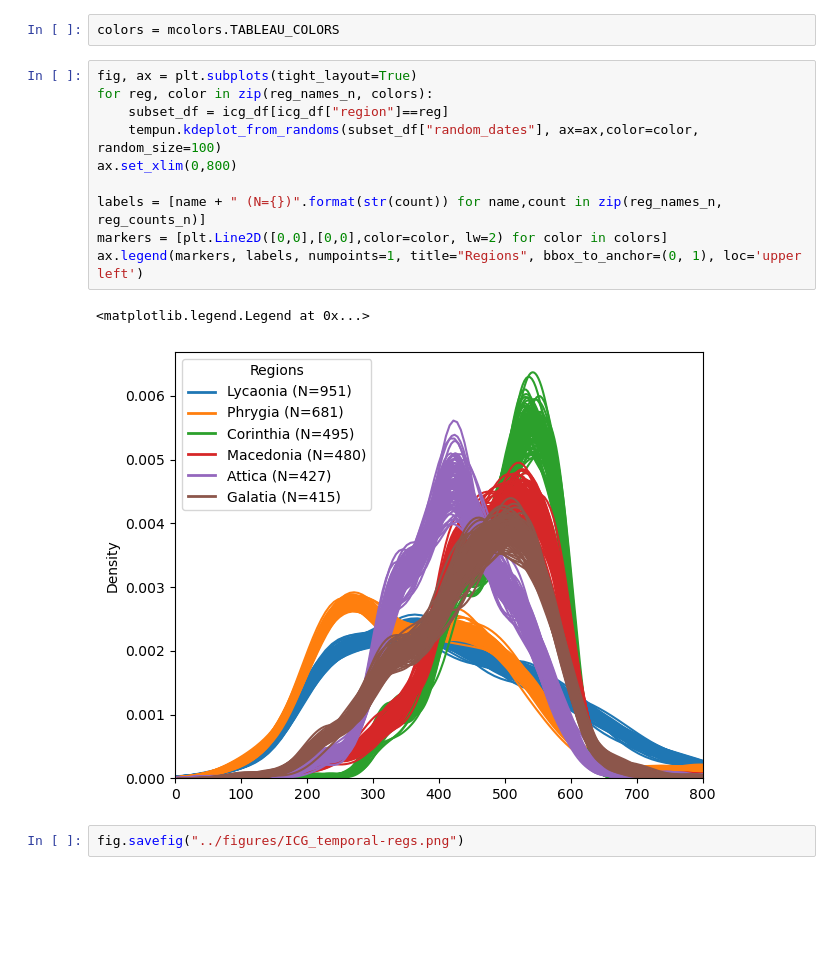
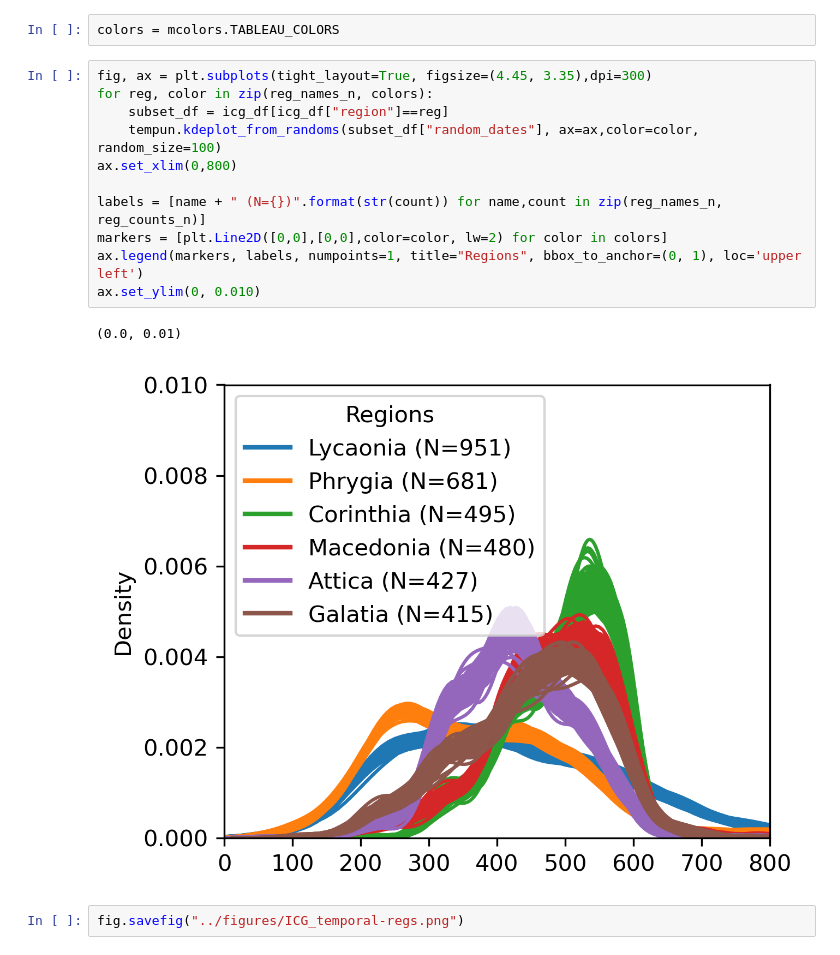
Before and after one commit to CCS-ZCU/QEC, a Jupyter notebook: scripts/1_ICG_ETL.ipynb, the cells around one changed output. Drawn from its saved outputs; the diff is of its cells as text; blank space fills up the shorter version.

Commit message:
map plot elaborated

```diff
--- a/scripts/1_ICG_ETL.ipynb
+++ b/scripts/1_ICG_ETL.ipynb
@@ -166,17 +189,18 @@ array([951, 681, 495, 480, 427, 415, 170, 143, 100,  94,  60,  57,  50,
 # %%
 colors = mcolors.TABLEAU_COLORS
 # %%
-fig, ax = plt.subplots(tight_layout=True)
+fig, ax = plt.subplots(tight_layout=True, figsize=(4.45, 3.35),dpi=300)
 for reg, color in zip(reg_names_n, colors):
     subset_df = icg_df[icg_df["region"]==reg]
     tempun.kdeplot_from_randoms(subset_df["random_dates"], ax=ax,color=color, random_size=100)
 ax.set_xlim(0,800)
 
 labels = [name + " (N={})".format(str(count)) for name,count in zip(reg_names_n, reg_counts_n)]
 markers = [plt.Line2D([0,0],[0,0],color=color, lw=2) for color in colors]
 ax.legend(markers, labels, numpoints=1, title="Regions", bbox_to_anchor=(0, 1), loc='upper left')
+ax.set_ylim(0, 0.010)
 # %% [output]
-<matplotlib.legend.Legend at 0x...>
+(0.0, 0.01)
-[figure, old version]
+[figure, new version]
 # %%
 fig.savefig("../figures/ICG_temporal-regs.png")
```
Also changed, not shown: parts of 8 cells of this notebook, 5 other files.
